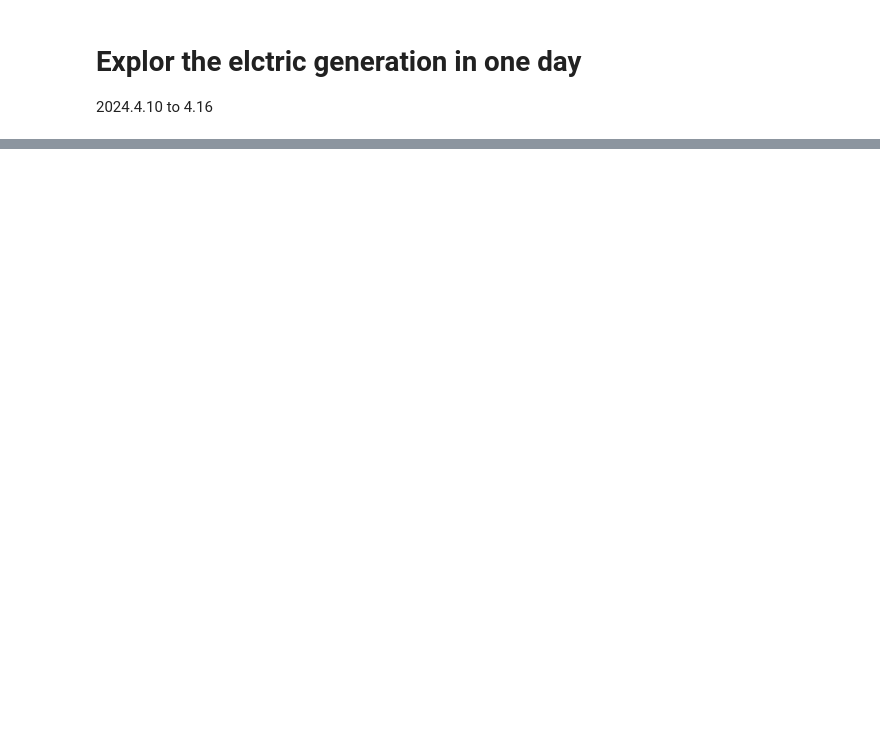
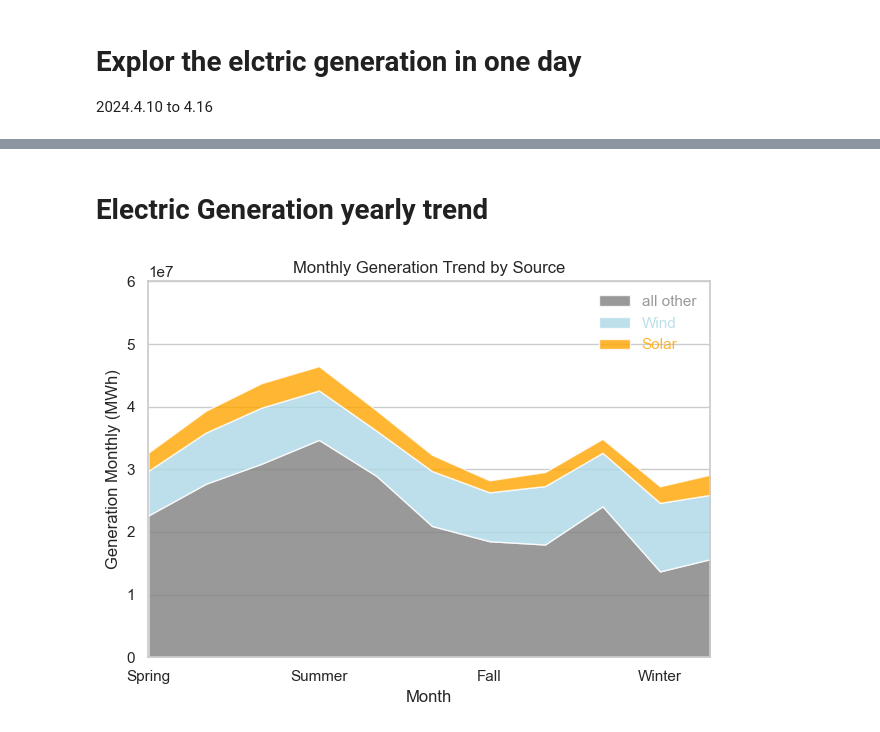
Before and after one commit to tianwin/5200-section4-group3, a Jupyter notebook: 1.ipynb, the cells around one changed output, grey strips where cells are left out. Drawn from its saved outputs; the diff is of its cells as text; code cells hidden in the pictures; blank space fills up the shorter version.

```diff
--- a/1.ipynb
+++ b/1.ipynb
@@ -29,2 +102,9 @@ HEGM = HEGM[HEGM["Local time"] < "2024-04-17 00:00:00"]
+# %% [markdown]
+# Electric Generation yearly trend
+# %%
+raw = pd.read_excel('data/Region_TEX.xlsx', sheet_name="Daily Charts", header=1)
+# %%
+raw = raw[raw["Local date"] > "2023-05-1"]
+raw = raw[raw["Local date"] < "2024-04-1"]
 # %%
-Hourly = HEGM[["Hour", "Demand", "Net generation", "Coal", "Natural gas", "Petroleum", "Hydro", "Solar", "Wind", "Other"]]
+daily = raw[["Local date", "Demand", "Net generation", "Coal", "Natural gas", "Petroleum", "Hydro", "Solar", "Wind", "Other"]].dropna()
@@ -38,0 +113,27 @@ plot.to_csv("data/plot.csv")
+# %%
+daily["all other"] = daily["Coal"] + daily["Natural gas"] + daily["Petroleum"] + daily["Other"] + daily["Hydro"]
+# %%
+data = daily.copy()
+data['Local date'] = pd.to_datetime(data['Local date'])
+generation_types_columns = ['all other', 'Wind', 'Solar']
+data['YearMonth'] = data['Local date'].dt.to_period('M')
+data = data.set_index('Local date')
+monthly_data = data.groupby('YearMonth').sum()
+monthly_generation_data = monthly_data[generation_types_columns]
+monthly_generation_data.index = monthly_generation_data.index.to_timestamp()
+
+# plt.figure(figsize=(14, 8))
+plt.stackplot(monthly_generation_data.index, monthly_generation_data.T, labels=generation_types_columns, colors=["gray", "lightblue", "orange"], alpha=0.8)
+# plt.legend(loc='upper left')
+plt.xlim([pd.Timestamp('2023-05-01'), pd.Timestamp('2024-02-28')])
+plt.title('Monthly Generation Trend by Source')
+plt.xlabel('Month')
+plt.ylabel('Generation Monthly (MWh)')
+plt.grid(axis="x")
+plt.ylim([0, 60000000])
+plt.xticks(['2023-05','2023-08', '2023-11', '2024-02'], ["Spring", "Summer", "Fall", "Winter"])
+plt.legend(frameon=False, loc='upper right', labelcolor = "linecolor", )
+plt.tight_layout()
+plt.show()
+# %% [output]
+[figure, added]
```
Also changed, not shown: parts of 20 cells of this notebook, 12 other files.
